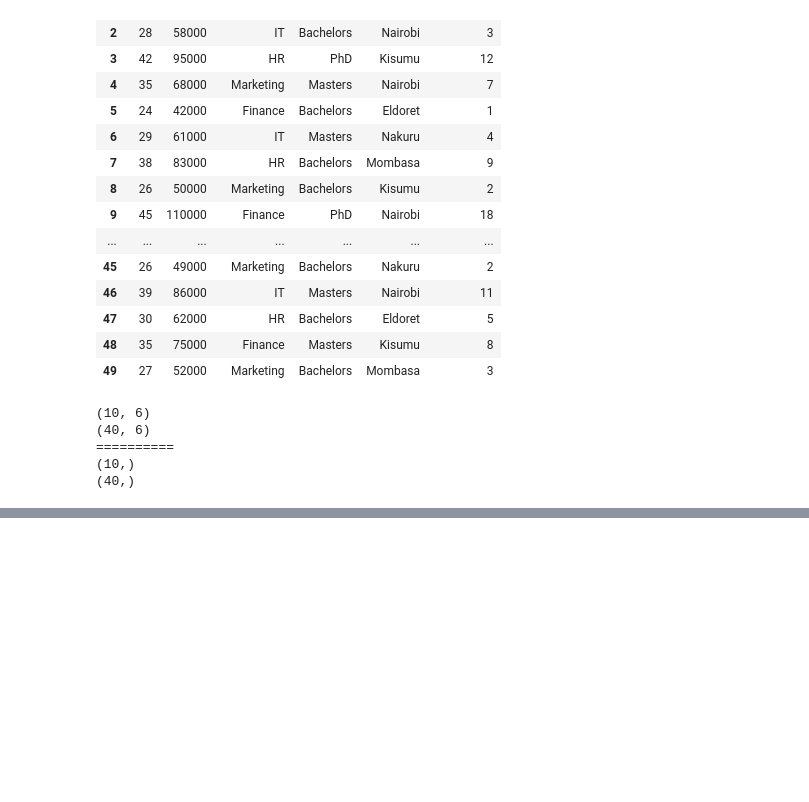
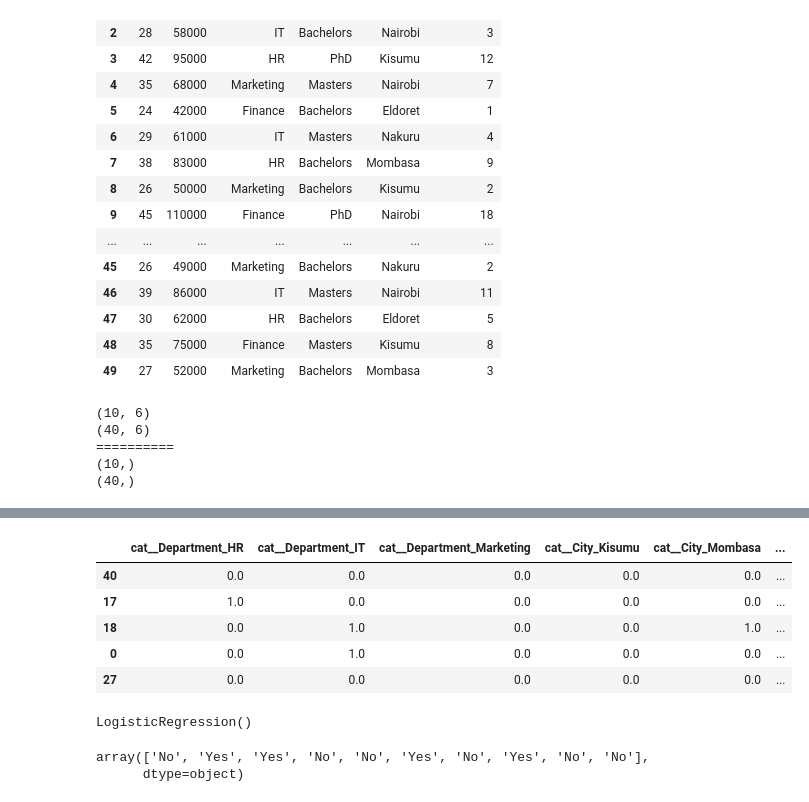
Before and after one commit to data-spice/AI_LESSON, a Jupyter notebook: practice/full_practice1.ipynb, the cells around one changed output, grey strips where cells are left out. Saved outputs shown, nothing was run; the diff lists cells and outputs as text; code cells hidden in the pictures; blank space fills up the shorter version.

Commit message:
added a nice model

```diff
--- a/practice/full_practice1.ipynb
+++ b/practice/full_practice1.ipynb
@@ -76,0 +167,9 @@ X_train.head(
+# %%
+X_train_transformed.head()
+# %% [output]
+|  | cat__Department_HR | cat__Department_IT | cat__Department_Marketing | cat__City_Kisumu | cat__City_Mombasa | ... |
+| 40 | 0.0 | 0.0 | 0.0 | 0.0 | 0.0 | ... |
+| 17 | 1.0 | 0.0 | 0.0 | 0.0 | 0.0 | ... |
+| 18 | 0.0 | 1.0 | 0.0 | 0.0 | 1.0 | ... |
+| 0 | 0.0 | 1.0 | 0.0 | 0.0 | 0.0 | ... |
+| 27 | 0.0 | 0.0 | 0.0 | 0.0 | 0.0 | ... |
@@ -76,0 +180,4 @@ X_train.head(
+# %%
+model.fit(X_train_transformed,y_train)
+# %% [output]
+LogisticRegression()
@@ -76,0 +186,5 @@ X_train.head(
+# %%
+y_pred
+# %% [output]
+array(['No', 'Yes', 'Yes', 'No', 'No', 'Yes', 'No', 'Yes', 'No', 'No'],
+      dtype=object)
```
Also changed, not shown: parts of 19 cells of this notebook.
